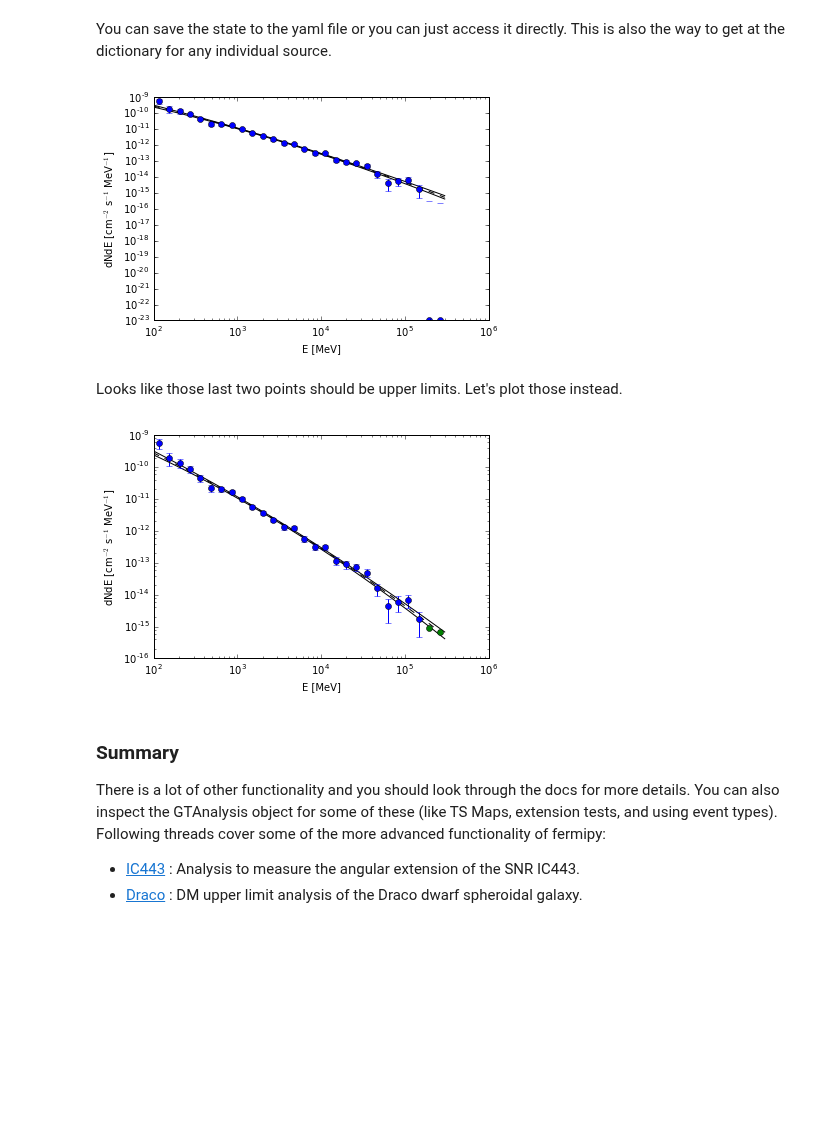
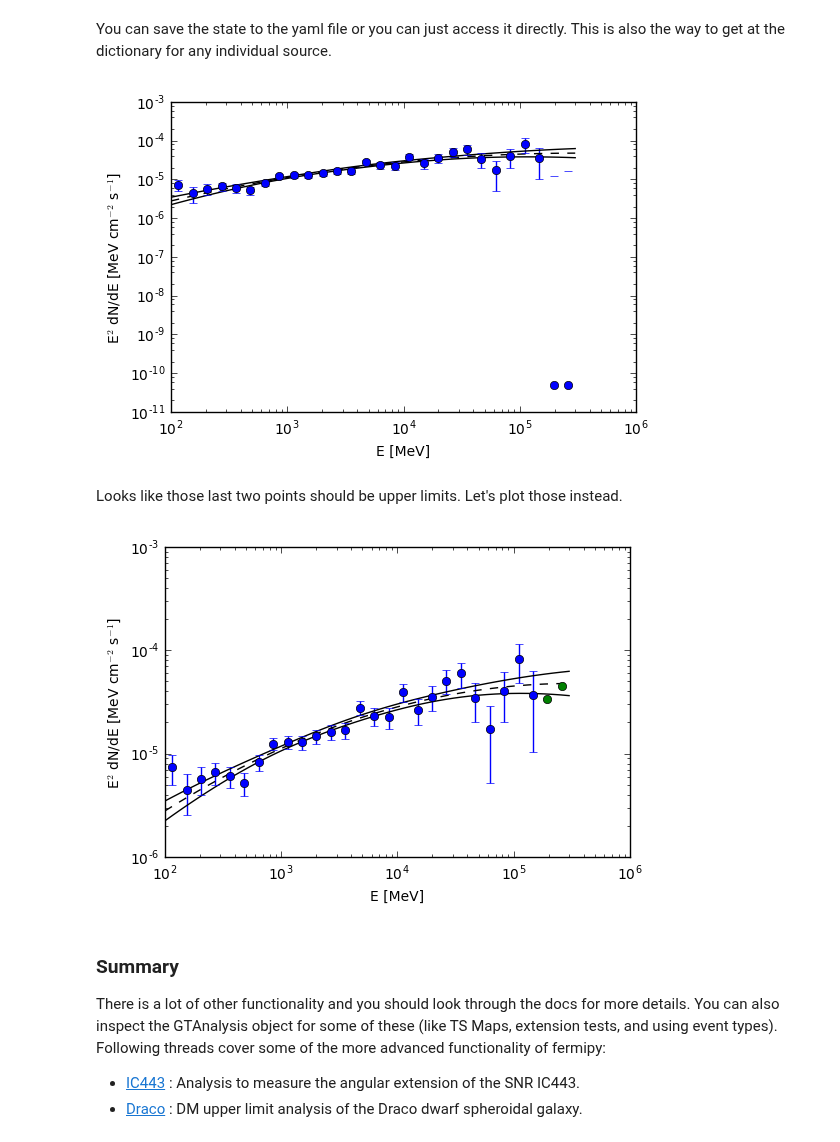
Before and after one commit to fermiPy/fermipy-extra, a Jupyter notebook: notebooks/pg1553.ipynb, the cells around one changed output. Drawn from its saved outputs; the diff is of its cells as text; code cells hidden in the pictures; blank space fills up the shorter version.

```diff
--- a/notebooks/pg1553.ipynb
+++ b/notebooks/pg1553.ipynb
@@ -334,7 +344,7 @@ c['sources']['3FGL J1555.7+1111']['ts']
 The SED is in there as well.  We can plot it.
 # %%
 E = np.array(c['sources']['3FGL J1555.7+1111']['model_flux']['energies'])
-dfde = np.array(c['sources']['3FGL J1555.7+1111']['model_flux']['dfde'])
-dfde_hi = np.array(c['sources']['3FGL J1555.7+1111']['model_flux']['dfde_hi'])
-dfde_lo = np.array(c['sources']['3FGL J1555.7+1111']['model_flux']['dfde_lo'])
+dnde = np.array(c['sources']['3FGL J1555.7+1111']['model_flux']['dnde'])
+dnde_hi = np.array(c['sources']['3FGL J1555.7+1111']['model_flux']['dnde_hi'])
+dnde_lo = np.array(c['sources']['3FGL J1555.7+1111']['model_flux']['dnde_lo'])
 # %%
@@ -364,33 +370,33 @@ You can save the state to the yaml file or you can just access it directly.  Thi
 # %%
 src = gta.roi['3FGL J1555.7+1111']
 # %%
-plt.loglog(E, dfde, 'k--')
-plt.loglog(E, dfde_hi, 'k')
-plt.loglog(E, dfde_lo, 'k')
-plt.errorbar(np.array(src.data['sed']['ectr'])
-             ,src.data['sed']['dfde'],
-             yerr=src.data['sed']['dfde_err'], fmt ='o')
+plt.loglog(E, (E**2)*dnde, 'k--')
+plt.loglog(E, (E**2)*dnde_hi, 'k')
+plt.loglog(E, (E**2)*dnde_lo, 'k')
+plt.errorbar(np.array(src.data['sed']['e_ctr']),
+             src.data['sed']['e2dnde'],
+             yerr=src.data['sed']['e2dnde_err'], fmt ='o')
 plt.xlabel('E [MeV]')
-plt.ylabel(r'dNdE [cm$^{-2}$ s$^{-1}$ MeV$^{-1}$]')
+plt.ylabel(r'E$^{2}$ dN/dE [MeV cm$^{-2}$ s$^{-1}$]')
 plt.show()
 # %% [output]
-[figure, old version]
+[figure, new version]
 # %% [markdown]
 Looks like those last two points should be upper limits.  Let's plot those instead.
 # %%
-plt.loglog(E, dfde, 'k--')
-plt.loglog(E, dfde_hi, 'k')
-plt.loglog(E, dfde_lo, 'k')
-plt.errorbar(np.array(src.data['sed']['ectr'][:-2])
-             ,src.data['sed']['dfde'][:-2],
-             yerr=src.data['sed']['dfde_err'][:-2], fmt ='o')
-plt.plot(np.array(src.data['sed']['ectr'][-2:])
-             ,src.data['sed']['dfde_ul95'][-2:], 'o')
+plt.loglog(E, (E**2)*dnde, 'k--')
+plt.loglog(E, (E**2)*dnde_hi, 'k')
+plt.loglog(E, (E**2)*dnde_lo, 'k')
+plt.errorbar(np.array(src.data['sed']['e_ctr'][:-2]),
+             src.data['sed']['e2dnde'][:-2],
+             yerr=src.data['sed']['e2dnde_err'][:-2], fmt ='o')
+plt.plot(np.array(src.data['sed']['e_ctr'][-2:]),
+         src.data['sed']['e2dnde_ul95'][-2:], 'o')
 plt.xlabel('E [MeV]')
-plt.ylabel(r'dNdE [cm$^{-2}$ s$^{-1}$ MeV$^{-1}$]')
+plt.ylabel(r'E$^{2}$ dN/dE [MeV cm$^{-2}$ s$^{-1}$]')
 plt.show()
 # %% [output]
-[figure, old version]
+[figure, new version]
 # %% [markdown]
 ### Summary
 
```
Also changed, not shown: parts of 22 cells of this notebook.
